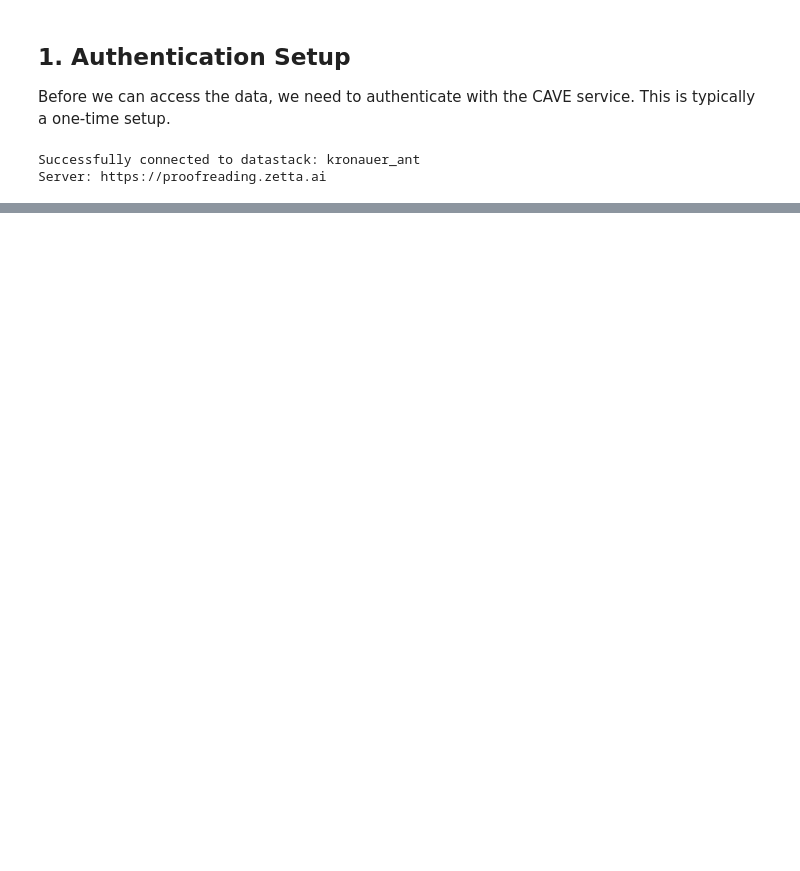
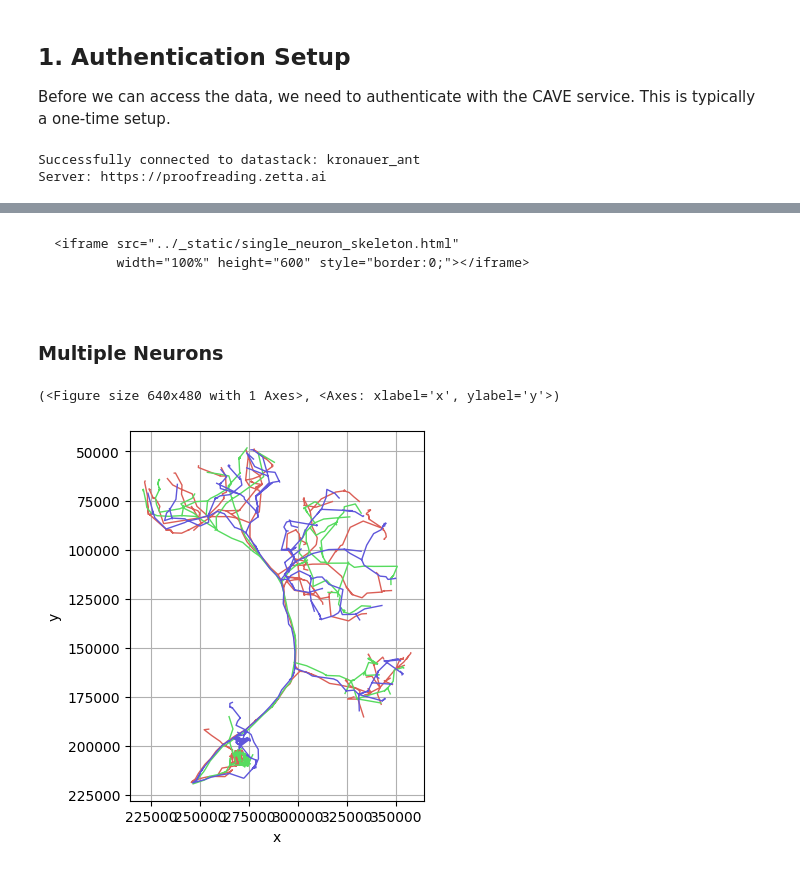
Before and after one commit to Social-Evolution-and-Behavior/crantpy, a Jupyter notebook: docs/deep_dive/visualization.ipynb, the cells around one changed output, grey strips where cells are left out. Drawn from its saved outputs; the diff is of its cells as text; code cells hidden in the pictures; blank space fills up the shorter version.

````diff
--- a/docs/deep_dive/visualization.ipynb
+++ b/docs/deep_dive/visualization.ipynb
@@ -38,0 +63,14 @@ Server: https://proofreading.zetta.ai
+# %% [markdown]
+```{raw} html
+<iframe src="../_static/single_neuron_skeleton.html"
+        width="100%" height="600" style="border:0;"></iframe>
+# %% [markdown]
+### Multiple Neurons
+# %%
+neuron_ids = [576460752641833774, 576460752664524086, 576460752662516321]
+skeletons = cp.get_l2_skeleton(neuron_ids)
+# %%
+skeletons.plot2d(view=("x", "-y"))
+# %% [output]
+(<Figure size 640x480 with 1 Axes>, <Axes: xlabel='x', ylabel='y'>)
+[figure, added]
````
Also changed, not shown: parts of 24 cells of this notebook, 10 other files.
